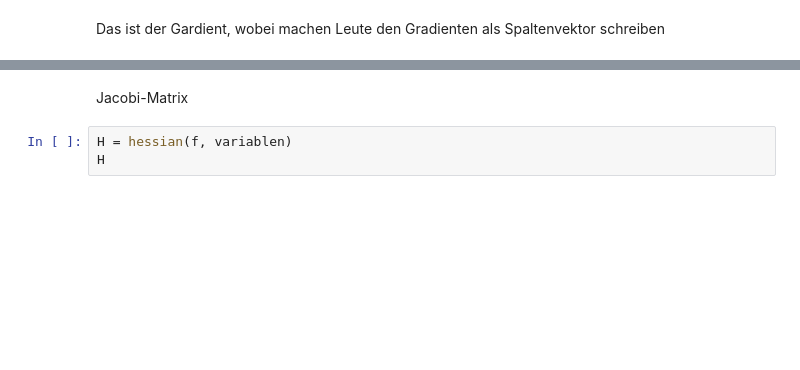
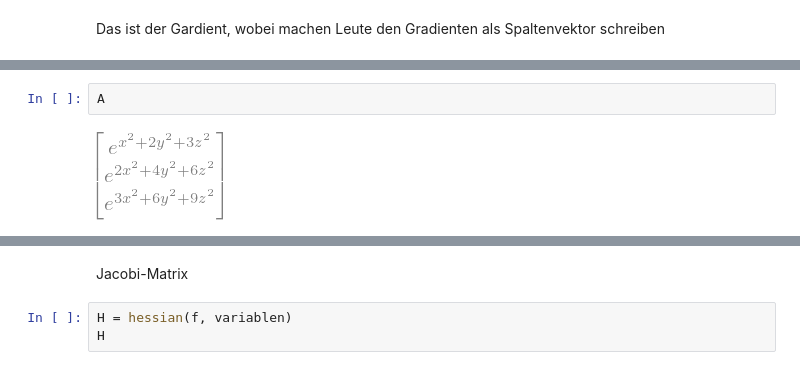
Before and after one commit to Ruediger-Braun/compana20, a Jupyter notebook: Lektion09.ipynb, the cells around one changed output, grey strips where cells are left out. Cells and saved outputs as stored; diff of their text form; blank space fills up the shorter version.

```diff
--- a/Lektion09.ipynb
+++ b/Lektion09.ipynb
@@ -158,3 +244,7 @@ nabla_f
+# %%
+A
+# %% [output]
+[figure, added]
 # %%
 A = Matrix([f, f**2, f**3])
 A.jacobian(variablen)
```
Also changed, not shown: parts of 63 cells of this notebook.
